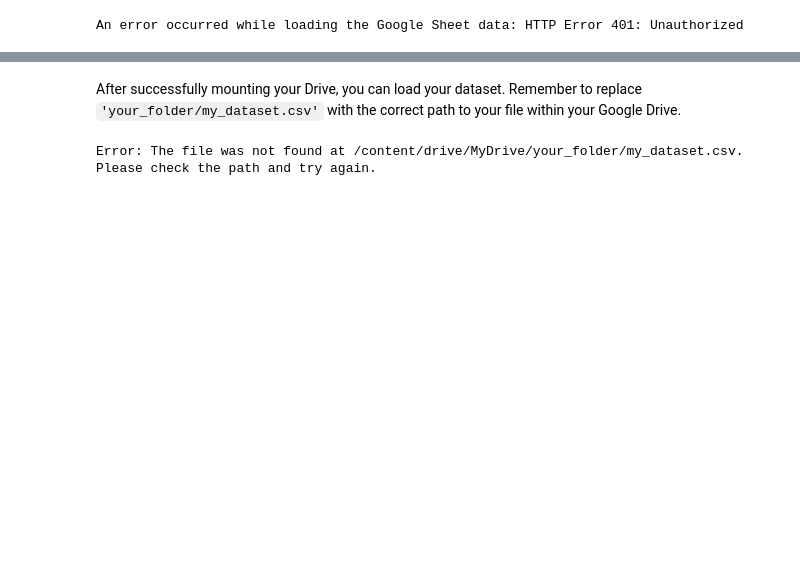
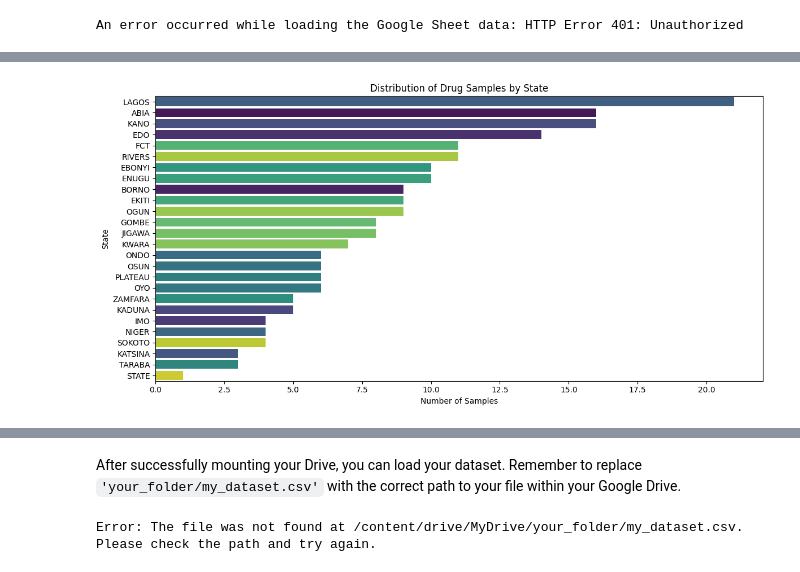
Before and after one commit to YodahJ/Fake-drug-checker, a Jupyter notebook: copy_of_welcome_to_colab.ipynb, the cells around one changed output, grey strips where cells are left out. Saved outputs shown, nothing was run; the diff lists cells and outputs as text; code cells hidden in the pictures; blank space fills up the shorter version.

```diff
--- a/copy_of_welcome_to_colab.ipynb
+++ b/copy_of_welcome_to_colab.ipynb
@@ -71,0 +420,26 @@ except Exception as e:
+# %%
+# List of columns to convert to categorical type
+columns_to_categorical = [
+    'STRENGTH',
+    'PACK SIZE',
+    'QTY SAMPLED'
+]
+
+for col in columns_to_categorical:
+    if col in df_gspread_cleaned.columns:
+        # Ensure the column is not all NaN from failed numeric conversion before converting to category
+        if df_gspread_cleaned[col].isnull().all():
+            print(f"Column '{col}' is all NaN after numeric extraction, will convert to category as requested.")
+            # If it's all NaN, it means numeric extraction failed, convert the original object column to category
+            df_gspread_cleaned[col] = df_gspread_cleaned[col].astype('category')
+        else:
+            print(f"Converted '{col}' to categorical type.")
+            df_gspread_cleaned[col] = df_gspread_cleaned[col].astype('category')
+    else:
+        print(f"Column '{col}' not found in DataFrame, skipping categorical conversion.")
+
+print('\nDataFrame Info after categorical conversions:')
+df_gspread_cleaned.info()
+
+print('\nFirst 5 rows after categorical conversions:')
+display(df_gspread_cleaned.head())
@@ -71,0 +510,13 @@ except Exception as e:
+# %%
+import matplotlib.pyplot as plt
+import seaborn as sns
+
+plt.figure(figsize=(12, 6))
+sns.countplot(y='STATE', data=df_gspread_cleaned, order=df_gspread_cleaned['STATE'].value_counts().index, palette='viridis', hue='STATE', legend=False)
+plt.title('Distribution of Drug Samples by State')
+plt.xlabel('Number of Samples')
+plt.ylabel('State')
+plt.tight_layout()
+plt.show()
+# %% [output]
+[figure, added]
```
Also changed, not shown: parts of 64 cells of this notebook.
